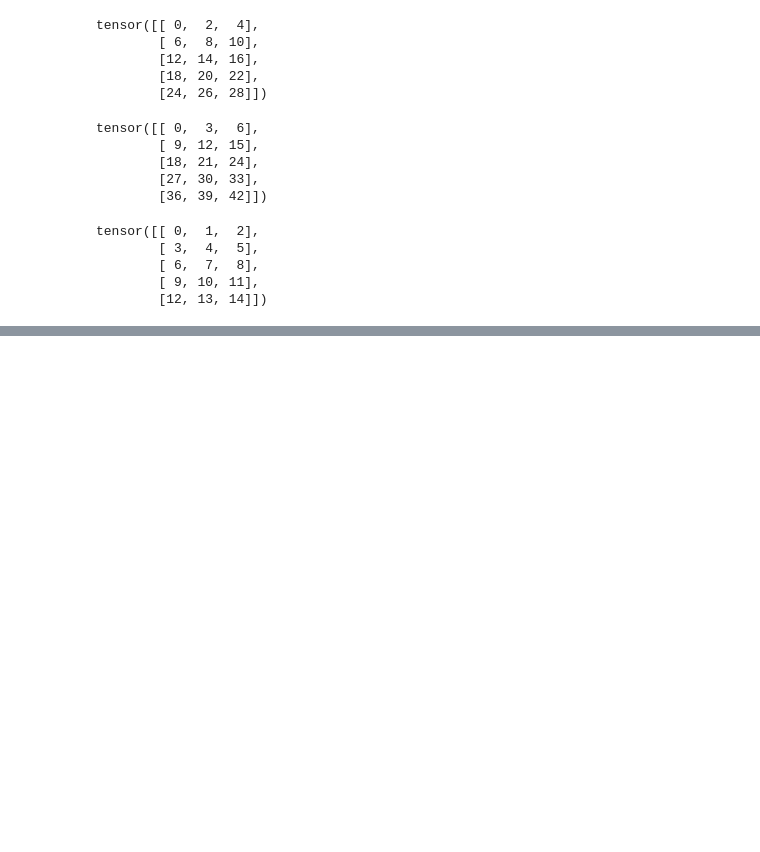
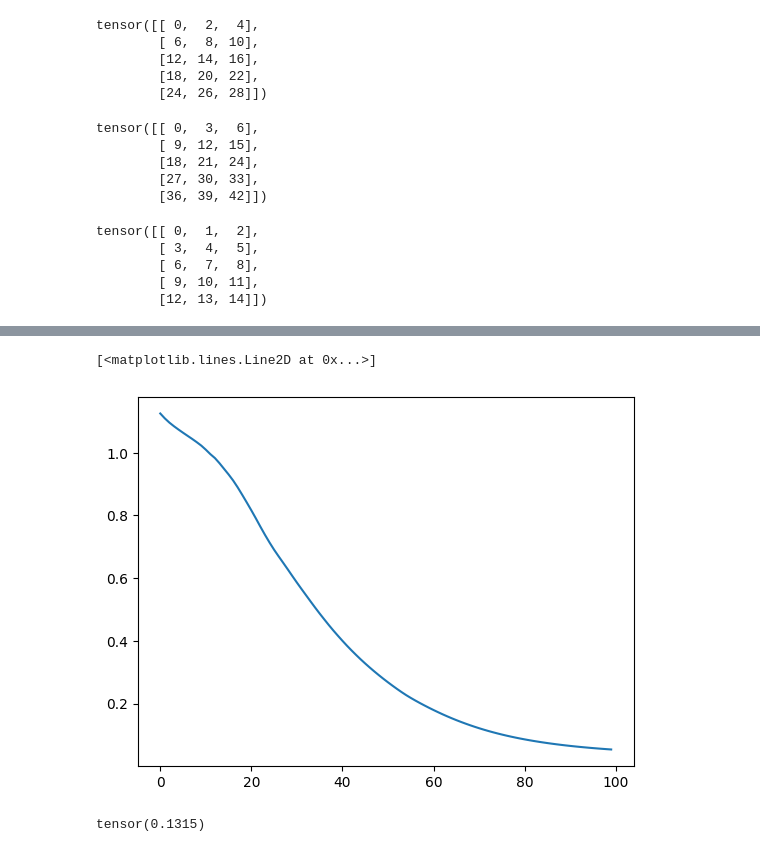
Before and after one commit to shashankyadav03/FinSightAI, a Jupyter notebook: notebooks/Data_Exploration_and_Analysis.ipynb, the cells around one changed output, grey strips where cells are left out. Saved outputs shown, nothing was run; the diff lists cells and outputs as text; code cells hidden in the pictures; blank space fills up the shorter version.

```diff
--- a/notebooks/Data_Exploration_and_Analysis.ipynb
+++ b/notebooks/Data_Exploration_and_Analysis.ipynb
@@ -102,0 +179,9 @@ tensor([[ 0,  1,  2],
+# %%
+X_train = torch.FloatTensor(X_train)
+X_test = torch.FloatTensor(X_test)
+# %%
+Y_train = torch.LongTensor(Y_train)
+Y_test = torch.LongTensor(Y_test)
+# %%
+criterion = nn.CrossEntropyLoss()
+optimizer = torch.optim.Adam(model.parameters(),lr=0.01)
@@ -102,0 +196,12 @@ tensor([[ 0,  1,  2],
+# %%
+epochs = 100
+losses = []
+for i in range(epochs):
+    Y_pred = model.forward(X_train)
+    loss = criterion(Y_pred,Y_train)
+    losses.append(loss.detach().numpy())
+    if i % 10 == 0:
+        print(f'Epoch: {i} and loss: {loss}')
+    optimizer.zero_grad()
+    loss.backward()
+    optimizer.step()
@@ -102,0 +219,12 @@ tensor([[ 0,  1,  2],
+# %%
+plt.plot(range(epochs), losses)
+# %% [output]
+[<matplotlib.lines.Line2D at 0x...>]
+[figure, added]
+# %%
+with torch.no_grad():
+    Y_eval = model.forward(X_test)
+    loss = criterion(Y_eval,Y_test)
+loss
+# %% [output]
+tensor(0.1315)
```
Also changed, not shown: parts of 25 cells of this notebook, 2 other files.
